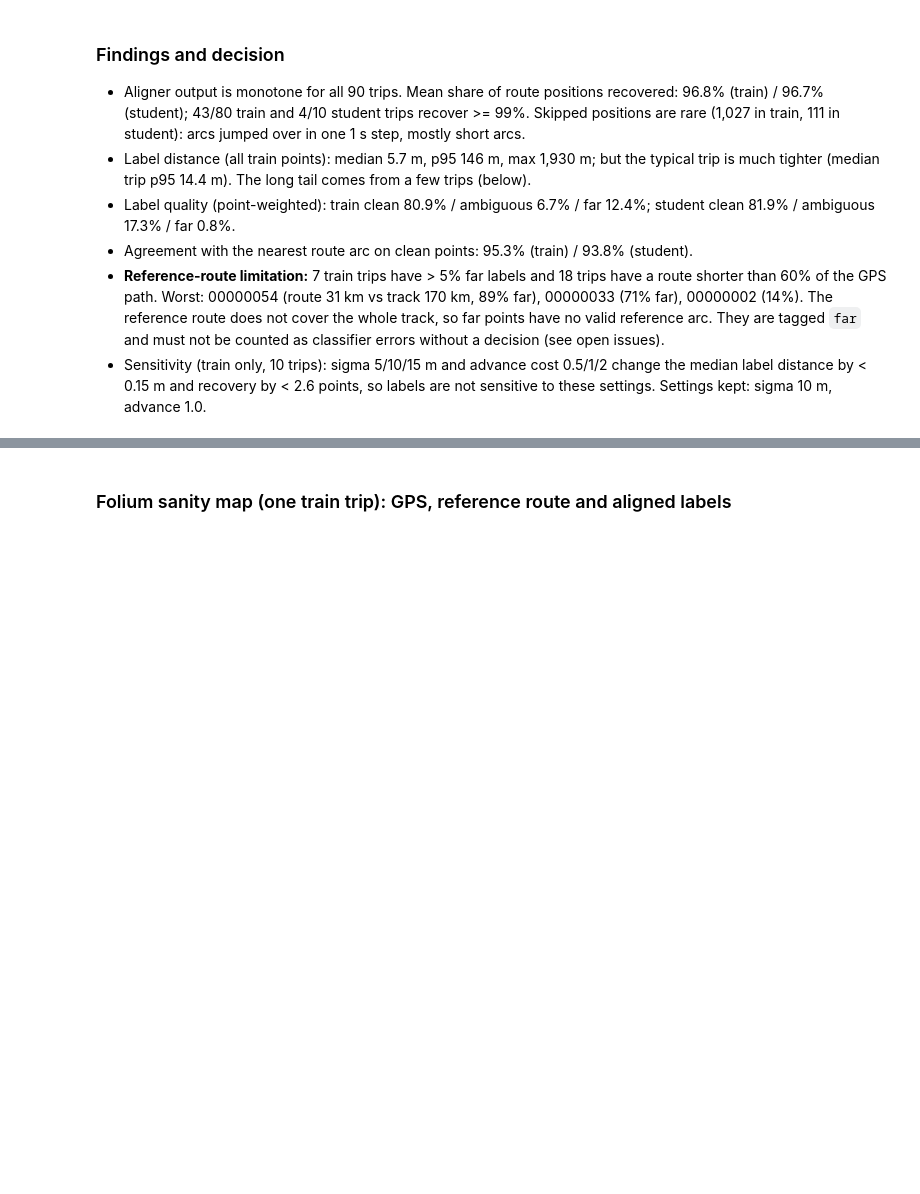
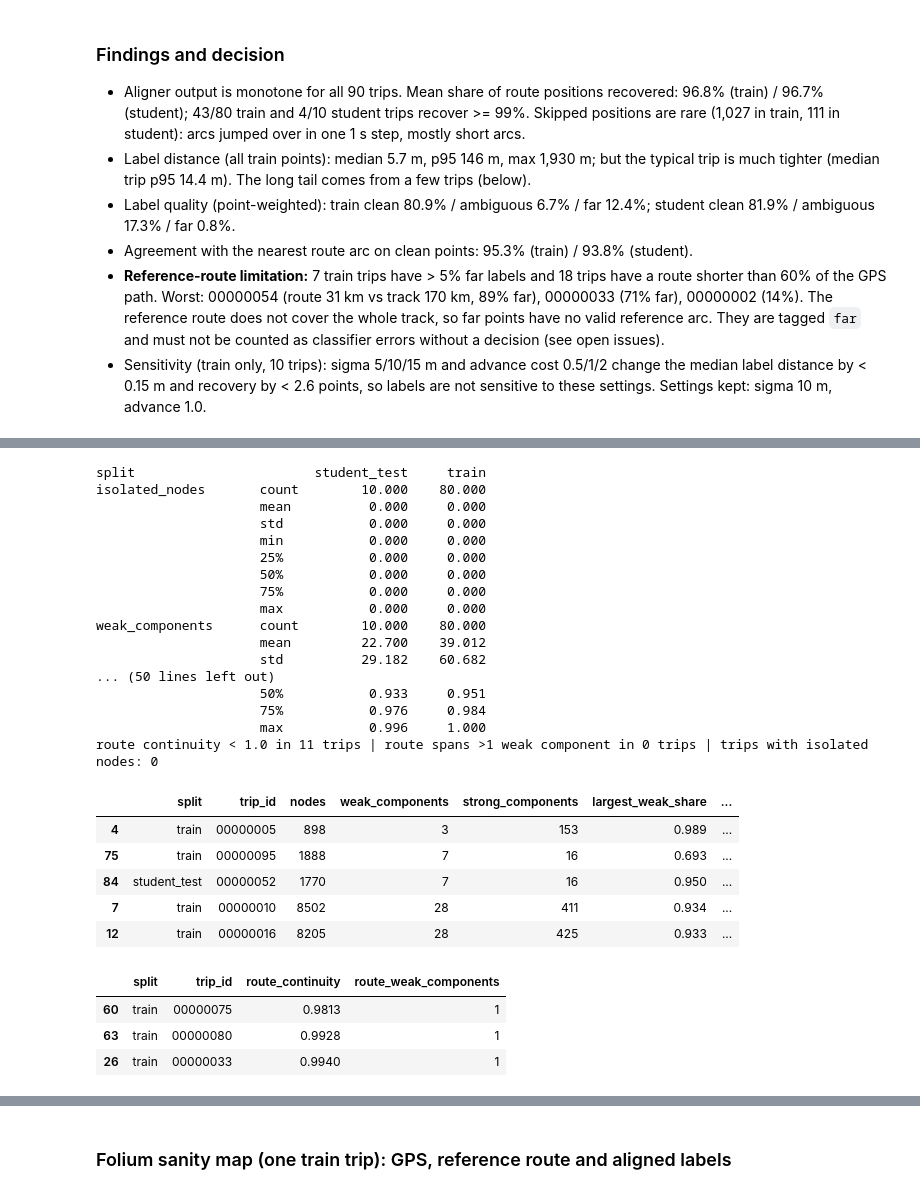
Before and after one commit to cosmocode-source/PATHSNAP, a Jupyter notebook: data_preprocessing/data_preprocessing/PathSnap_Preprocessing.ipynb, the cells around one changed output, grey strips where cells are left out. Drawn from its saved outputs; the diff is of its cells as text; code cells hidden in the pictures; blank space fills up the shorter version.

```diff
--- a/data_preprocessing/data_preprocessing/PathSnap_Preprocessing.ipynb
+++ b/data_preprocessing/data_preprocessing/PathSnap_Preprocessing.ipynb
@@ -334,0 +418,51 @@ print({s: lab[s].shape for s in lab})
+# %%
+"""Network checks on ALL 90 trips: isolated nodes, weak/strong components, route continuity, two-way share."""
+from scipy.sparse import coo_matrix
+from scipy.sparse.csgraph import connected_components
+nrows = []
+for (split, tid), tr in trips.items():
+    V_, A_ = len(tr.node_xy), tr.n_arcs
+    g = coo_matrix((np.ones(A_), (tr.arcs[:, 0], tr.arcs[:, 1])), shape=(V_, V_)).tocsr()   # directed graph over node_id (local)
+    nw, lw = connected_components(g, directed=False)                    # weak components
+    ns, ls = connected_components(g, directed=True, connection="strong")   # strong components
+    sw, ss = np.bincount(lw), np.bincount(ls)
+    route = P.load_route(DATA, split, tid, A_)                         # route_pos -> arc_id (validation only)
+    cont = float((tr.arcs[route[:-1], 1] == tr.arcs[route[1:], 0]).mean()) if len(route) > 1 else 1.0
+    comp_of_route = np.unique(lw[tr.arcs[route, 0]])                   # weak components touched by the reference route
+    nrows.append(dict(split=split, trip_id=tid, nodes=V_, arcs=A_, arcs_per_node=A_ / V_, isolated_nodes=int((tr.node_in_deg + tr.node_out_deg == 0).sum()),
+        weak_components=nw, largest_weak_share=sw.max() / V_, strong_components=ns, largest_strong_share=ss.max() / V_,
+        route_continuity=cont, route_weak_components=len(comp_of_route), two_way_arc_share=float(tr.arc_has_reverse.mean())))
+N = pd.DataFrame(nrows); N.to_csv(VAL / "network_checks_all_trips.csv", index=False)
+print(N.groupby("split")[["isolated_nodes", "weak_components", "largest_weak_share", "strong_components", "largest_strong_share", "route_continuity", "arcs_per_node", "two_way_arc_share"]].describe().T.round(3).to_string())
+print("route continuity < 1.0 in", int((N.route_continuity < 1).sum()), "trips | route spans >1 weak component in", int((N.route_weak_components > 1).sum()), "trips | trips with isolated nodes:", int((N.isolated_nodes > 0).sum()))
+display(N.sort_values("largest_strong_share").head(5)[["split", "trip_id", "nodes", "weak_components", "strong_components", "largest_weak_share", "largest_strong_share"]].round(3))
+display(N.sort_values("route_continuity").head(3)[["split", "trip_id", "route_continuity", "route_weak_components"]].round(4))
+log_decision("4.3", "network_checks", int(len(N)), f"isolated-node trips={int((N.isolated_nodes>0).sum())}, route-discontinuity trips={int((N.route_continuity<1).sum())}, mean two-way arc share={N.two_way_arc_share.mean():.3f}")
+# %% [output]
+split                       student_test     train
+isolated_nodes       count        10.000    80.000
+                     mean          0.000     0.000
+                     std           0.000     0.000
+                     min           0.000     0.000
+                     25%           0.000     0.000
+                     50%           0.000     0.000
+                     75%           0.000     0.000
+                     max           0.000     0.000
+weak_components      count        10.000    80.000
+                     mean         22.700    39.012
+                     std          29.182    60.682
+... (50 lines left out)
+                     50%           0.933     0.951
+                     75%           0.976     0.984
+                     max           0.996     1.000
+route continuity < 1.0 in 11 trips | route spans >1 weak component in 0 trips | trips with isolated nodes: 0
+|  | split | trip_id | nodes | weak_components | strong_components | largest_weak_share | ... |
+| 4 | train | 00000005 | 898 | 3 | 153 | 0.989 | ... |
+| 75 | train | 00000095 | 1888 | 7 | 16 | 0.693 | ... |
+| 84 | student_test | 00000052 | 1770 | 7 | 16 | 0.950 | ... |
+| 7 | train | 00000010 | 8502 | 28 | 411 | 0.934 | ... |
+| 12 | train | 00000016 | 8205 | 28 | 425 | 0.933 | ... |
+|  | split | trip_id | route_continuity | route_weak_components |
+| 60 | train | 00000075 | 0.9813 | 1 |
+| 63 | train | 00000080 | 0.9928 | 1 |
+| 26 | train | 00000033 | 0.9940 | 1 |
```
Also changed, not shown: parts of 8 cells of this notebook, 6 other files.
